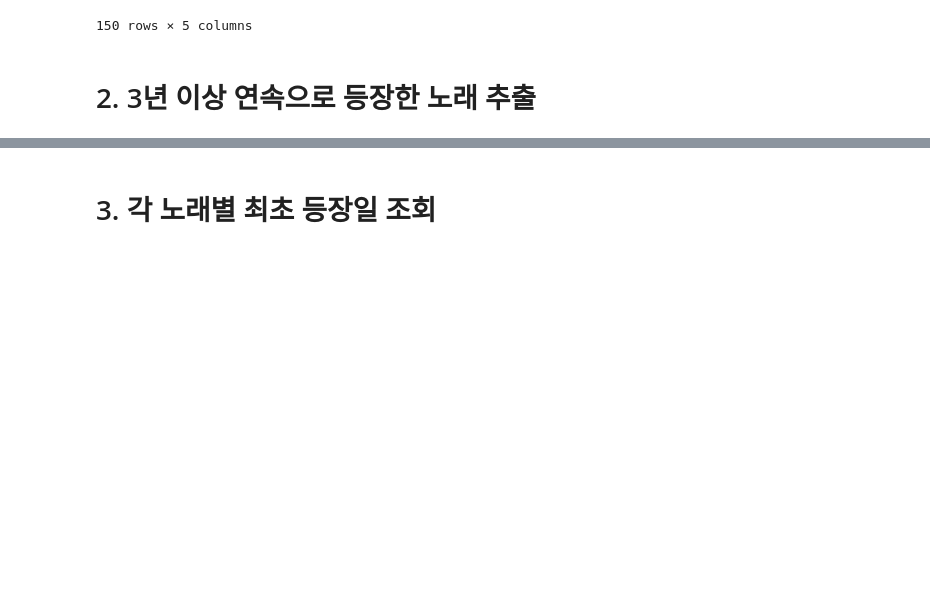
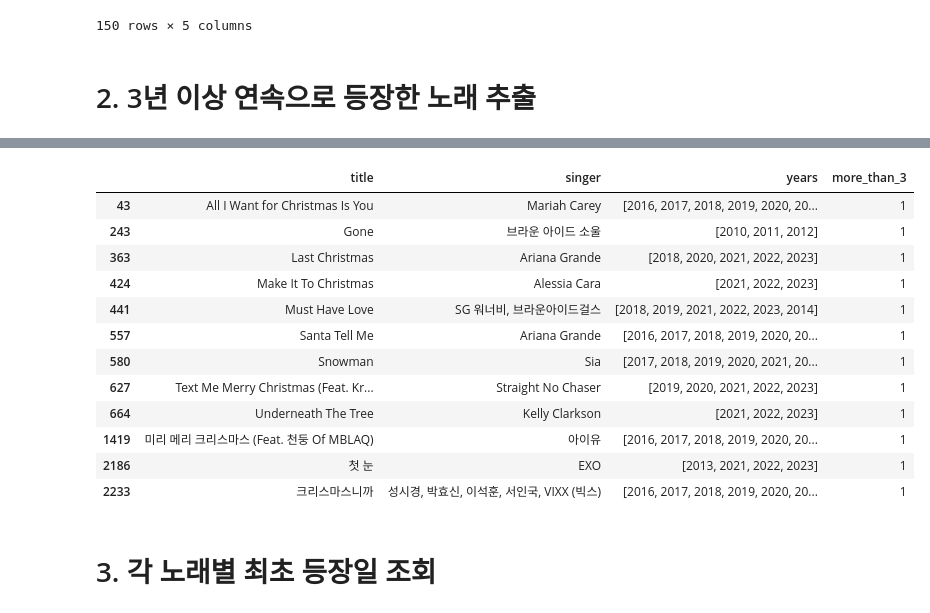
Before and after one commit to zjacom/Seasonal-songs, a Jupyter notebook: best5_elements.ipynb, the cells around one changed output, grey strips where cells are left out. Cells and saved outputs as stored; diff of their text form; code cells hidden in the pictures; blank space fills up the shorter version.

```diff
--- a/best5_elements.ipynb
+++ b/best5_elements.ipynb
@@ -304,0 +325,8 @@ raw_data.loc[(raw_data['title']=='한숨')&(raw_data['singer']=='이하이')]
+# %%
+# 겨울에 차트인 했던 노래 가운데 3년 연속 등장했던 노래 목록
+winter_season = data.loc[data.season == 1 ]
+winter_grouped = winter_season.groupby(['title','singer'])['year'].apply(set).reset_index()
+winter_grouped['more_than_3'] = winter_grouped['year'].apply(lambda x : 1 if is_consecutive(x) else 0 )
+winter_grouped['year'] = winter_grouped['year'].apply(lambda x :list(x))
+winter_grouped_rs = winter_grouped.rename(columns = {'year':'years'})
+winter_grouped_rs
@@ -304,0 +347,16 @@ raw_data.loc[(raw_data['title']=='한숨')&(raw_data['singer']=='이하이')]
+# %%
+winter_grouped_rs.loc[winter_grouped_rs.more_than_3 == 1 ]
+# %% [output]
+|  | title | singer | years | more_than_3 |
+| 43 | All I Want for Christmas Is You | Mariah Carey | [2016, 2017, 2018, 2019, 2020, 20... | 1 |
+| 243 | Gone | 브라운 아이드 소울 | [2010, 2011, 2012] | 1 |
+| 363 | Last Christmas | Ariana Grande | [2018, 2020, 2021, 2022, 2023] | 1 |
+| 424 | Make It To Christmas | Alessia Cara | [2021, 2022, 2023] | 1 |
+| 441 | Must Have Love | SG 워너비, 브라운아이드걸스 | [2018, 2019, 2021, 2022, 2023, 2014] | 1 |
+| 557 | Santa Tell Me | Ariana Grande | [2016, 2017, 2018, 2019, 2020, 20... | 1 |
+| 580 | Snowman | Sia | [2017, 2018, 2019, 2020, 2021, 20... | 1 |
+| 627 | Text Me Merry Christmas (Feat. Kr... | Straight No Chaser | [2019, 2020, 2021, 2022, 2023] | 1 |
+| 664 | Underneath The Tree | Kelly Clarkson | [2021, 2022, 2023] | 1 |
+| 1419 | 미리 메리 크리스마스 (Feat. 천둥 Of MBLAQ) | 아이유 | [2016, 2017, 2018, 2019, 2020, 20... | 1 |
+| 2186 | 첫 눈 | EXO | [2013, 2021, 2022, 2023] | 1 |
+| 2233 | 크리스마스니까 | 성시경, 박효신, 이석훈, 서인국, VIXX (빅스) | [2016, 2017, 2018, 2019, 2020, 20... | 1 |
```
Also changed, not shown: parts of 15 cells of this notebook.
